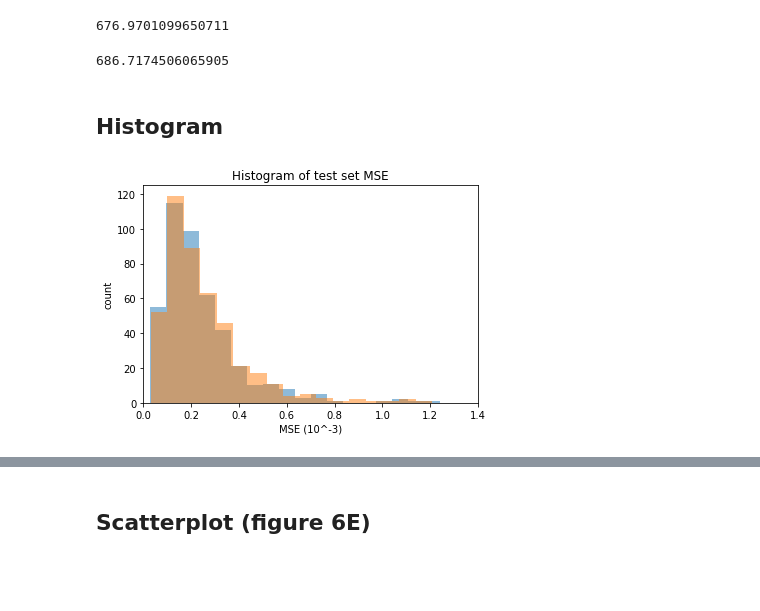
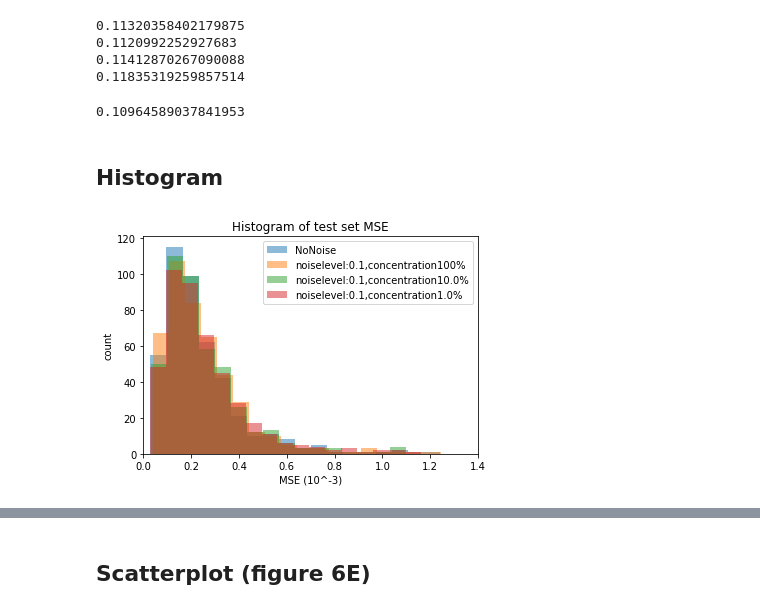
Before and after one commit to trdvangraft/mlbio, a Jupyter notebook: Data visualisations-RobustnessAnalysis.ipynb, the cells around one changed output, grey strips where cells are left out. Cells and saved outputs as stored; diff of their text form; code cells hidden in the pictures; blank space fills up the shorter version.

```diff
--- a/Data visualisations-RobustnessAnalysis.ipynb
+++ b/Data visualisations-RobustnessAnalysis.ipynb
@@ -46,25 +39,61 @@ readNoised = readFiles("./src/withnoise_10_0.1testFS.txt")
+# %%
+standardMSE = readFiles(testMSE)
+standardFS = readFiles(testFS)
+
+levels = [0.1,0.2, 0.3, 0.4, 0.5]
+concentrations = [1, 0.1, 0.01]
+MSEresults = []
+FSresults = []
+labels = []
+for l in levels:
+    for c in concentrations:
+        labels.append(f"noiselevel:{l},concentration{c*100}%")
+        MSEresults.append(readFiles(filenameDic[f"{l},{c}"][0]))
+        FSresults.append(readFiles(filenameDic[f"{l},{c}"][1]))
+
+
+MSEresults = pd.DataFrame(MSEresults)
+# FSresults = pd.DataFrame(FSresults)
+# %%
+print(MSEresults.iloc[0].sum())
+print(MSEresults.iloc[1].sum())
+print(MSEresults.iloc[2].sum())
+print(MSEresults.iloc[3].sum())
+# %% [output]
+0.11320358402179875
+0.1120992252927683
+0.11412870267090088
+0.11835319259857514
 # %%
-print(readNoised.sum())
+print(standardMSE.sum())
 # %% [output]
-676.9701099650711
+0.10964589037841953
-# %%
-print(standardFS.sum())
-# %% [output]
-686.7174506065905
 # %% [markdown]
 ## Histogram
 # %%
 def scale(data):
     return data*1000
 
-n = math.ceil((MSEdataScaled.max() - MSEdataScaled.min())/0.07)
-plt.hist(scale(standardMSE), bins=n,alpha=0.5)
-plt.hist(scale(readNoised),bins=n,alpha=0.5)
+standardMSEScaled = scale(standardMSE)
+
+n = math.ceil((standardMSEScaled.max() - standardMSEScaled.min())/0.07)
+plt.hist(standardMSEScaled, bins=n,alpha=0.5, label="NoNoise")
+# i = 2
+# plt.hist(scale(MSEresults.iloc[0+i]),bins=n,alpha=0.5, label=labels[0+i])
+# plt.hist(scale(MSEresults.iloc[3+i]),bins=n,alpha=0.5, label=labels[3+i])
+# plt.hist(scale(MSEresults.iloc[6+i]),bins=n,alpha=0.5, label=labels[6+i])
+# plt.hist(scale(MSEresults.iloc[9+i]),bins=n,alpha=0.5, label=labels[9+i])
+plt.hist(scale(MSEresults.iloc[0]),bins=n,alpha=0.5, label=labels[0])
+plt.hist(scale(MSEresults.iloc[1]),bins=n,alpha=0.5, label=labels[1])
+plt.hist(scale(MSEresults.iloc[2]),bins=n,alpha=0.5, label=labels[2])
+
+
 plt.title("Histogram of test set MSE")
 plt.ylabel("count")
 plt.xlabel("MSE (10^-3)")
+plt.legend()
 plt.xlim([0, 1.4])
 plt.show()
 # %% [output]
-[figure, old version]
+[figure, new version]
 # %%
```
Also changed, not shown: parts of 20 cells of this notebook.
